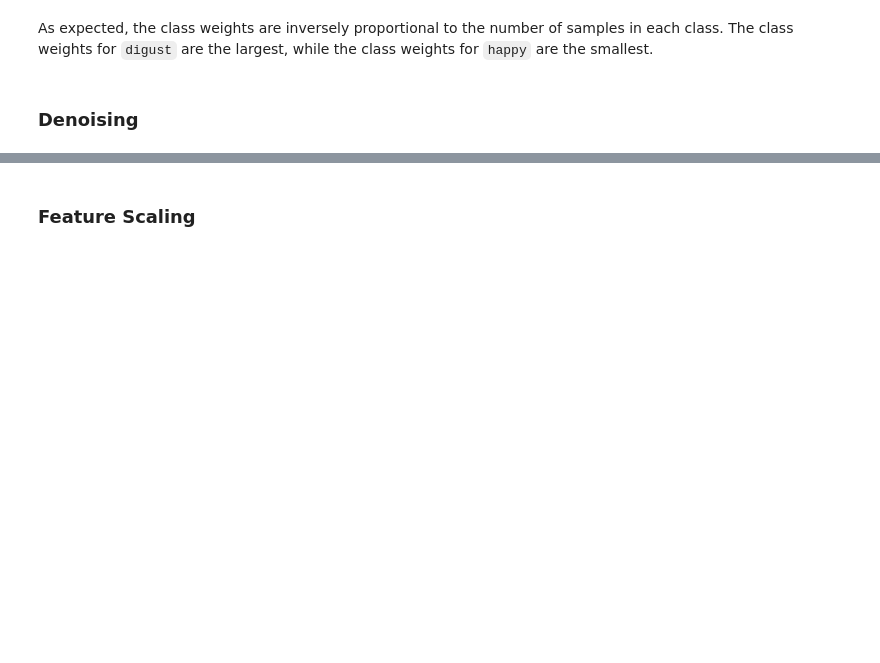
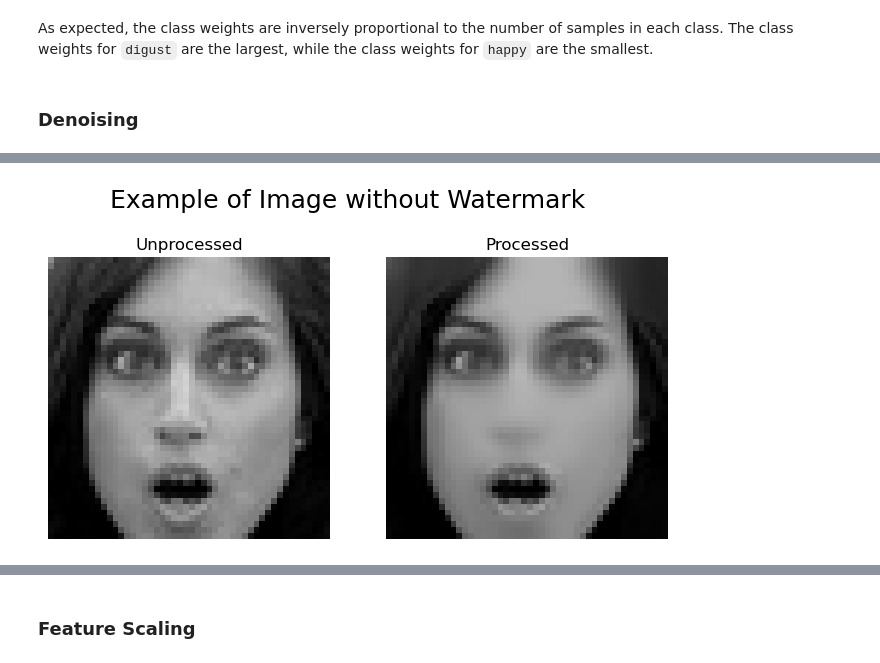
Before and after one commit to kayleeisokay/cs109b-final-project, a Jupyter notebook: MS2.ipynb, the cells around one changed output, grey strips where cells are left out. Drawn from its saved outputs; the diff is of its cells as text; code cells hidden in the pictures; blank space fills up the shorter version.

```diff
--- a/MS2.ipynb
+++ b/MS2.ipynb
@@ -477 +484,33 @@ plt.show()
+# %%
+# check the impact of mask on a image without watermark
+non_watermarked_image = read_image(
+    os.path.join(DATA_DIR, "train", "surprise", "Training_737165.jpg")
+)
+# %%
+non_watermarked_image_processed = cv2.fastNlMeansDenoisingColored(
+    non_watermarked_image.numpy(),
+    None,
+    # Strength of the filter
+    h=12,
+    # Size in pixels of the template patch that is used to compute weights.
+    templateWindowSize=7,
+    # Size in pixels of the window that is used to compute weighted average for given pixel
+    searchWindowSize=21,
+)
+
+
+fig, ax = plt.subplots(1, 2, figsize=(8, 4))
+
+ax[0].imshow(non_watermarked_image, cmap="gray")
+ax[0].set_title("Unprocessed")
+ax[0].axis("off")
+
+ax[1].imshow(non_watermarked_image_processed, cmap="gray")
+ax[1].set_title("Processed")
+ax[1].axis("off")
+
+plt.suptitle("Example of Image without Watermark", y=1.02, fontsize=18)
+plt.show()
+# %% [output]
+[figure, added]
 # %% [markdown]
```
Also changed, not shown: parts of 11 cells of this notebook.
